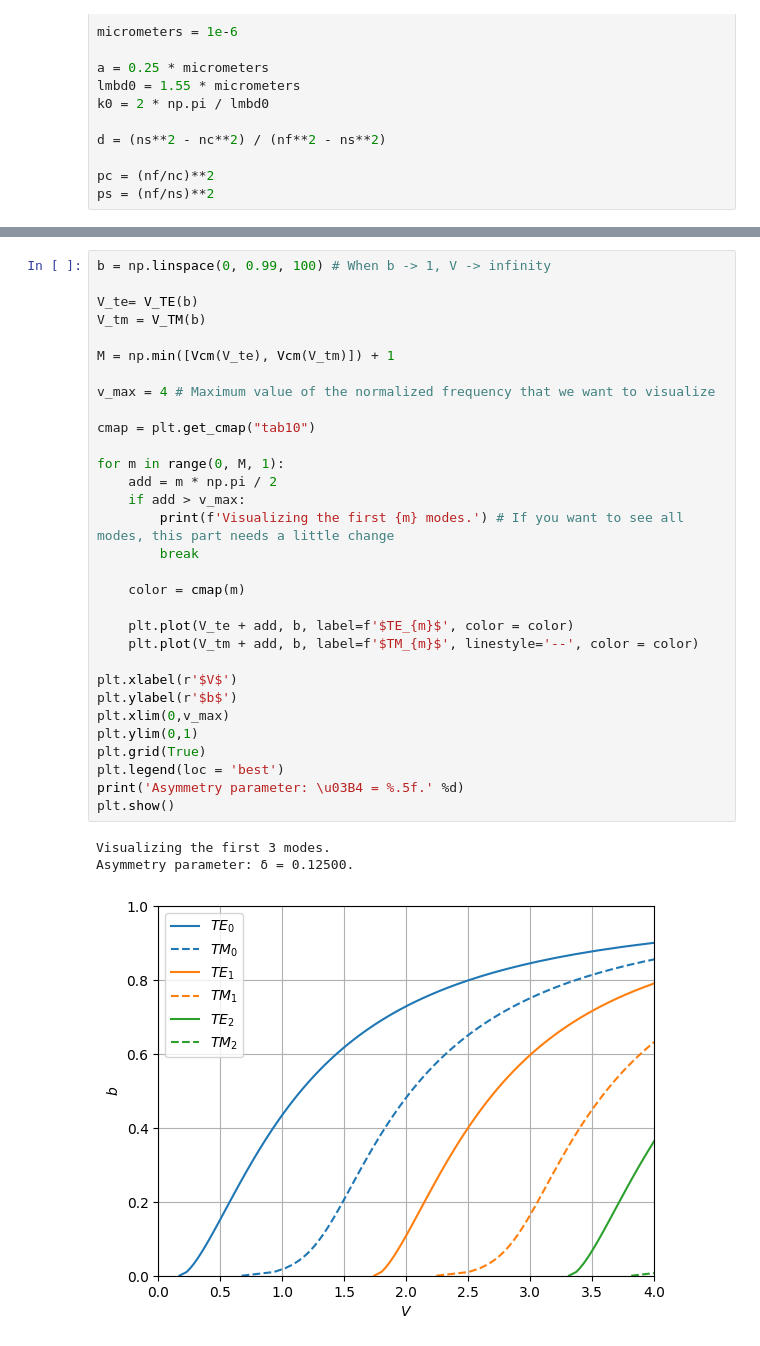
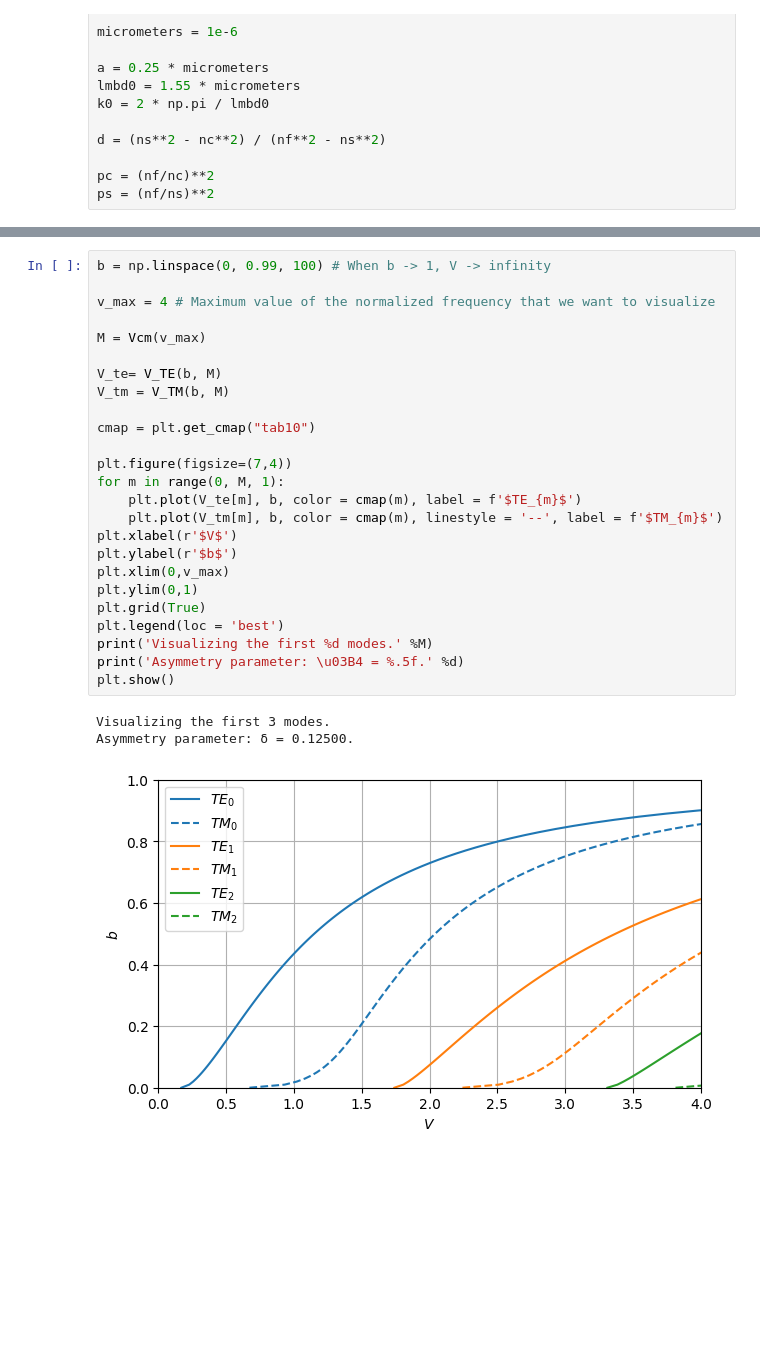
Before and after one commit to LucasGabrielMelo/Capacita-o---Fot-nica, a Jupyter notebook: waveguides/Propagating modes/Normalized propagation constant x normalized frequency for TE and TM modes.ipynb, the cells around one changed output, grey strips where cells are left out. Saved outputs shown, nothing was run; the diff lists cells and outputs as text; blank space fills up the shorter version.

```diff
--- a/waveguides/Propagating modes/Normalized propagation constant x normalized frequency for TE and TM modes.ipynb
+++ b/waveguides/Propagating modes/Normalized propagation constant x normalized frequency for TE and TM modes.ipynb
@@ -78,35 +80,29 @@ Where $m$ is the index of the plotted mode.
 # %%
 b = np.linspace(0, 0.99, 100) # When b -> 1, V -> infinity
 
-V_te= V_TE(b)
-V_tm = V_TM(b)
+v_max = 4 # Maximum value of the normalized frequency that we want to visualize
 
-M = np.min([Vcm(V_te), Vcm(V_tm)]) + 1
+M = Vcm(v_max)
 
-v_max = 4 # Maximum value of the normalized frequency that we want to visualize
+V_te= V_TE(b, M)
+V_tm = V_TM(b, M)
 
 cmap = plt.get_cmap("tab10")
 
+plt.figure(figsize=(7,4))
 for m in range(0, M, 1):
-    add = m * np.pi / 2
-    if add > v_max:
-        print(f'Visualizing the first {m} modes.') # If you want to see all modes, this part needs a little change
-        break
-
-    color = cmap(m)
-
-    plt.plot(V_te + add, b, label=f'$TE_{m}$', color = color)
-    plt.plot(V_tm + add, b, label=f'$TM_{m}$', linestyle='--', color = color)
-
+    plt.plot(V_te[m], b, color = cmap(m), label = f'$TE_{m}$')
+    plt.plot(V_tm[m], b, color = cmap(m), linestyle = '--', label = f'$TM_{m}$')
 plt.xlabel(r'$V$')
 plt.ylabel(r'$b$')
 plt.xlim(0,v_max)
 plt.ylim(0,1)
 plt.grid(True)
 plt.legend(loc = 'best')
+print('Visualizing the first %d modes.' %M)
 print('Asymmetry parameter: \u03B4 = %.5f.' %d)
 plt.show()
 # %% [output]
 Visualizing the first 3 modes.
 Asymmetry parameter: δ = 0.12500.
-[figure, old version]
+[figure, new version]
```
Also changed, not shown: parts of 6 cells of this notebook.
